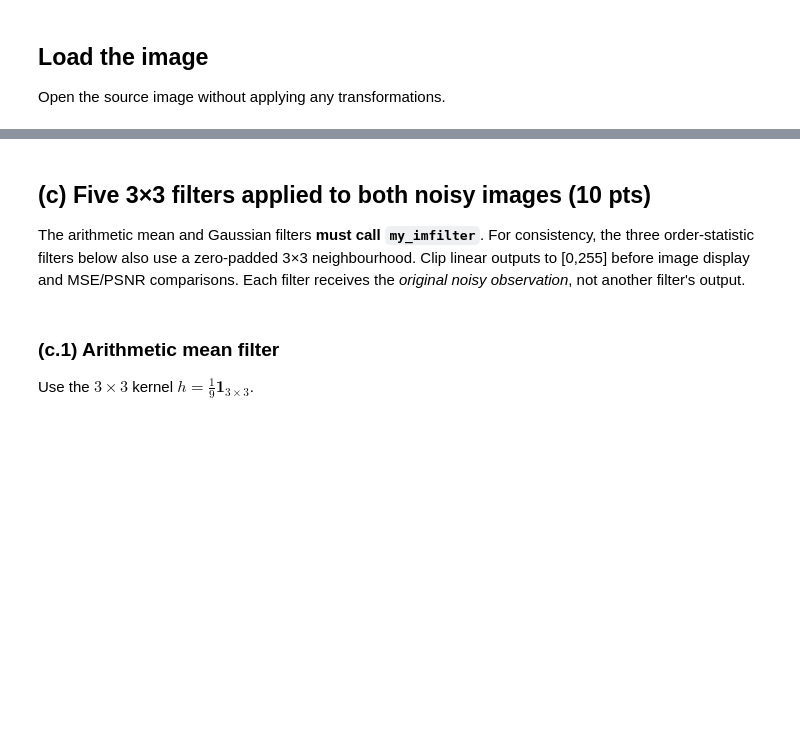
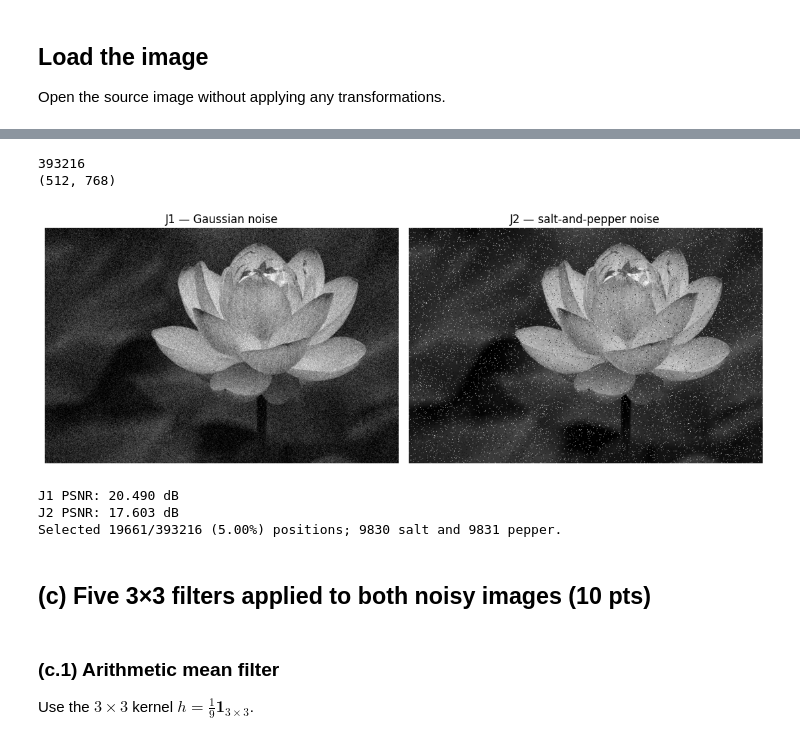
Before and after one commit to kyle-nguyennn/ml-stats-lab, a Jupyter notebook: fda/lab2/Q3_convolution_denoising.ipynb, the cells around one changed output, grey strips where cells are left out. Saved outputs shown, nothing was run; the diff lists cells and outputs as text; code cells hidden in the pictures; blank space fills up the shorter version.

```diff
--- a/fda/lab2/Q3_convolution_denoising.ipynb
+++ b/fda/lab2/Q3_convolution_denoising.ipynb
@@ -104,20 +104,26 @@ Generate independent Gaussian noise with mean 0 and variance 0.01 on [0,1], equi
 # %%
 J1 = np.clip(clean + RNG.normal(0, np.sqrt(0.01) * 255, size=clean.shape), 0, 255)
 J2 = clean.copy()
+print(clean.size)
+print(clean.shape)
 n_corrupt = round(0.05 * clean.size)
-positions = RNG.choice(clean.size, size=n_corrupt, replace=False)
+indices = RNG.choice(clean.size, size=n_corrupt, replace=False)
 n_salt = n_corrupt // 2
-J2.ravel()[positions[:n_salt]] = 255
-J2.ravel()[positions[n_salt:]] = 0
+J2.ravel()[indices[:n_salt]] = 255
+J2.ravel()[indices[n_salt:]] = 0
 show_pair(J1, J2, "J1 — Gaussian noise", "J2 — salt-and-pepper noise")
 print(f"J1 PSNR: {psnr(clean, J1):.3f} dB")
 print(f"J2 PSNR: {psnr(clean, J2):.3f} dB")
-print(f"Selected {n_corrupt}/{clean.size} ({n_corrupt / clean.size:.2%}) positions; "
-      f"{n_salt} salt and {n_corrupt - n_salt} pepper.")
+print(f"Selected {n_corrupt}/{clean.size} ({n_corrupt / clean.size:.2%}) positions; {n_salt} salt and {n_corrupt - n_salt} pepper.")
+# %% [output]
+393216
+(512, 768)
+[figure, added]
+J1 PSNR: 20.490 dB
+J2 PSNR: 17.603 dB
+Selected 19661/393216 (5.00%) positions; 9830 salt and 9831 pepper.
 # %% [markdown]
 ## (c) Five 3×3 filters applied to both noisy images (10 pts)
-
-The arithmetic mean and Gaussian filters **must call `my_imfilter`**. For consistency, the three order-statistic filters below also use a zero-padded 3×3 neighbourhood. Clip linear outputs to [0,255] before image display and MSE/PSNR comparisons. Each filter receives the *original noisy observation*, not another filter's output.
 # %% [markdown]
 ### (c.1) Arithmetic mean filter
 
```
Also changed, not shown: parts of 17 cells of this notebook, 1 other file.
